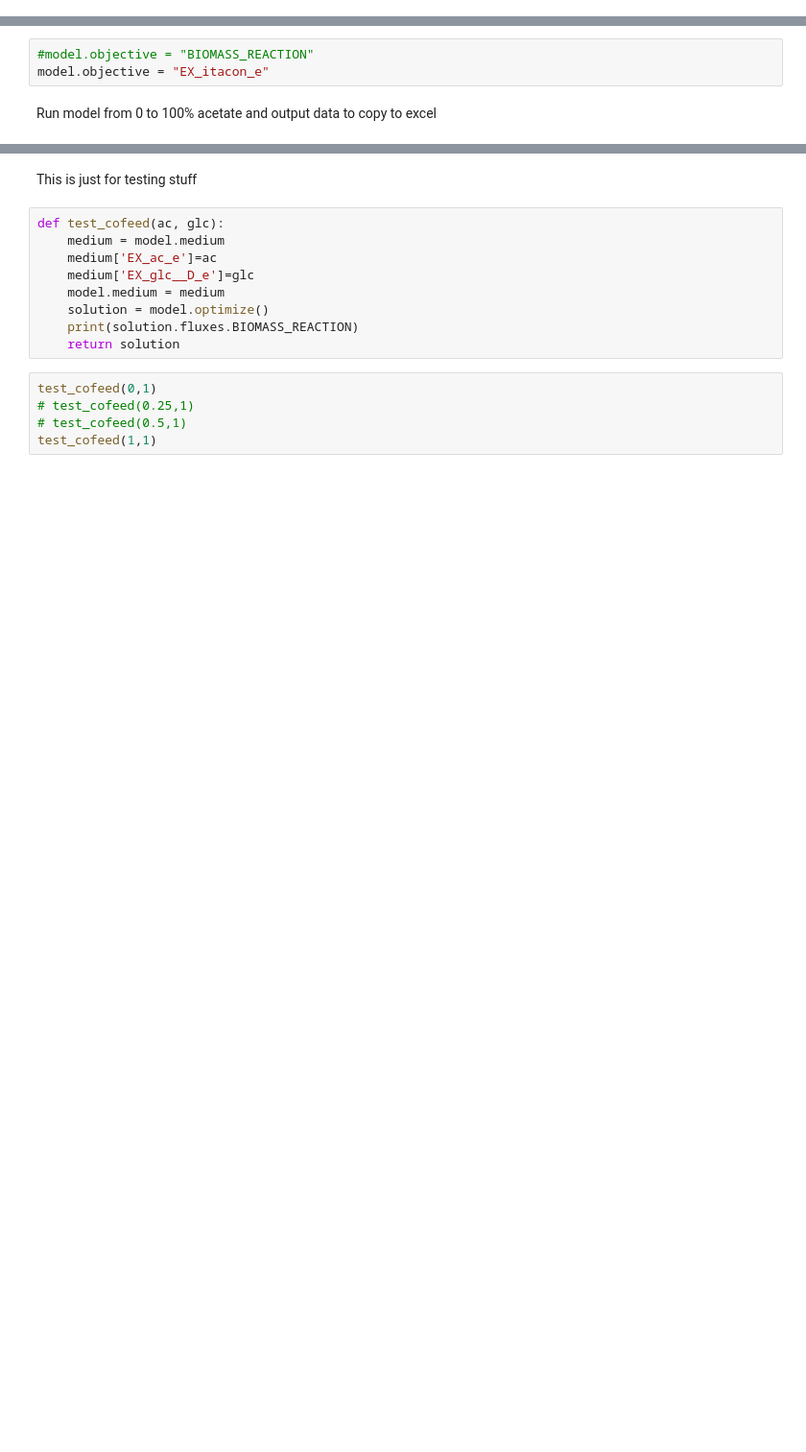
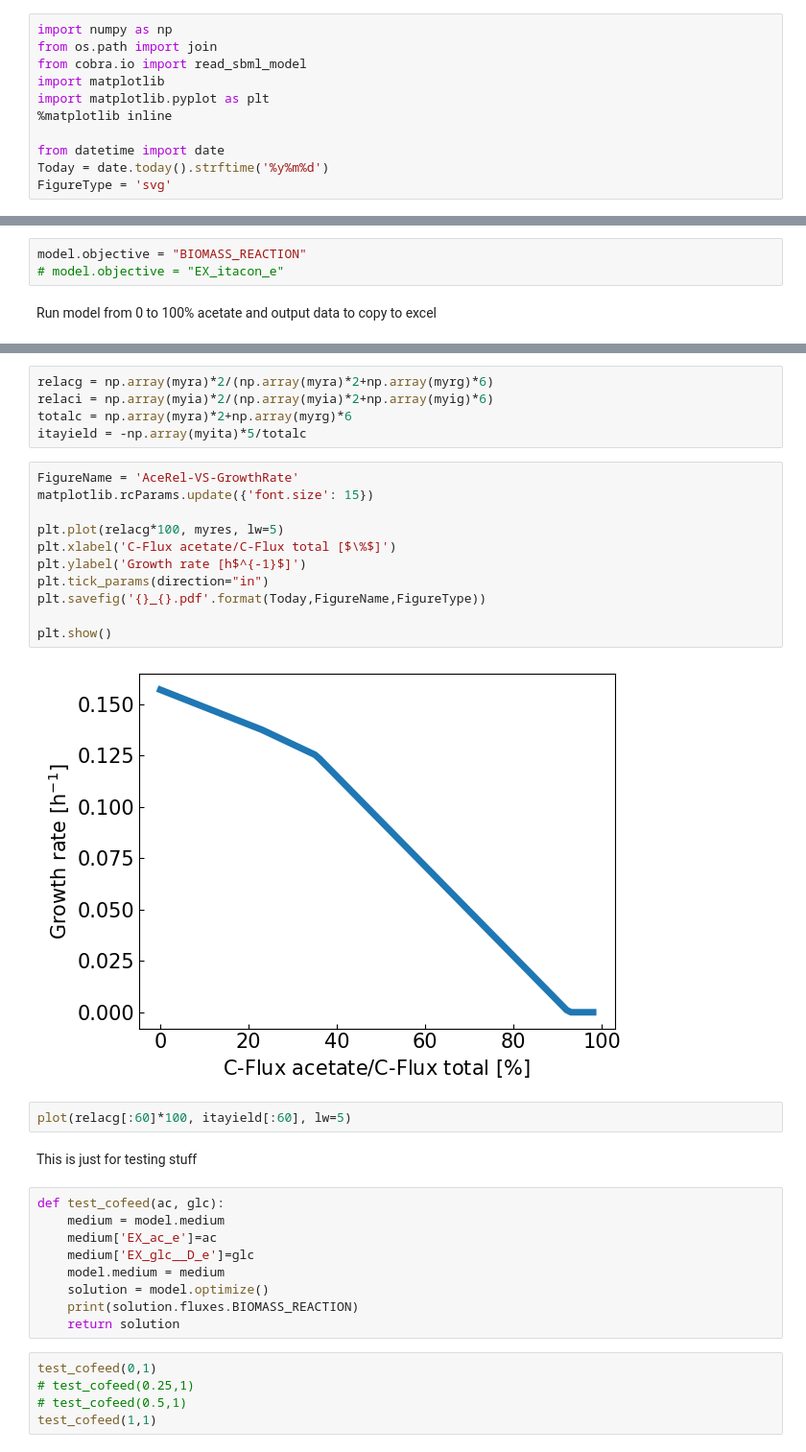
Before and after one commit to iAMB-RWTH-Aachen/Ustilago_maydis-GEM, a Jupyter notebook: code/iUma22_mabo_cofeed_ace.ipynb, the cells around one changed output, grey strips where cells are left out. Shown: that part at 96% size. Saved outputs shown, nothing was run; the diff lists cells and outputs as text; blank space fills up the shorter version.

```diff
--- a/code/iUma22_mabo_cofeed_ace.ipynb
+++ b/code/iUma22_mabo_cofeed_ace.ipynb
@@ -11,0 +9,11 @@ from cobra.io import read_sbml_model
+# %%
+import numpy as np
+from os.path import join
+from cobra.io import read_sbml_model
+import matplotlib
+import matplotlib.pyplot as plt
+%matplotlib inline
+
+from datetime import date
+Today = date.today().strftime('%y%m%d')
+FigureType = 'svg'
@@ -21,8 +83,8 @@ model=read_sbml_model(ModelFile)
 # %% [markdown]
 choose 1 objective function
 # %%
-#model.objective = "BIOMASS_REACTION"
-model.objective = "EX_itacon_e"
+model.objective = "BIOMASS_REACTION"
+# model.objective = "EX_itacon_e"
 # %% [markdown]
 Run model from 0 to 100% acetate and output data to copy to excel
 # %%
@@ -87,3 +142,23 @@ for x in range(0,93,1):
+# %%
+relacg = np.array(myra)*2/(np.array(myra)*2+np.array(myrg)*6)
+relaci = np.array(myia)*2/(np.array(myia)*2+np.array(myig)*6)
+totalc = np.array(myra)*2+np.array(myrg)*6
+itayield = -np.array(myita)*5/totalc
+# %%
+FigureName = 'AceRel-VS-GrowthRate'
+matplotlib.rcParams.update({'font.size': 15})
+
+plt.plot(relacg*100, myres, lw=5)
+plt.xlabel('C-Flux acetate/C-Flux total [$\%$]')
+plt.ylabel('Growth rate [h$^{-1}$]')
+plt.tick_params(direction="in")
+plt.savefig('{}_{}.pdf'.format(Today,FigureName,FigureType))
+
+plt.show()
+# %% [output]
+[figure, added]
+# %%
+plot(relacg[:60]*100, itayield[:60], lw=5)
 # %% [markdown]
 This is just for testing stuff
 # %%
```
Also changed, not shown: parts of 7 cells of this notebook, 1 other file.
